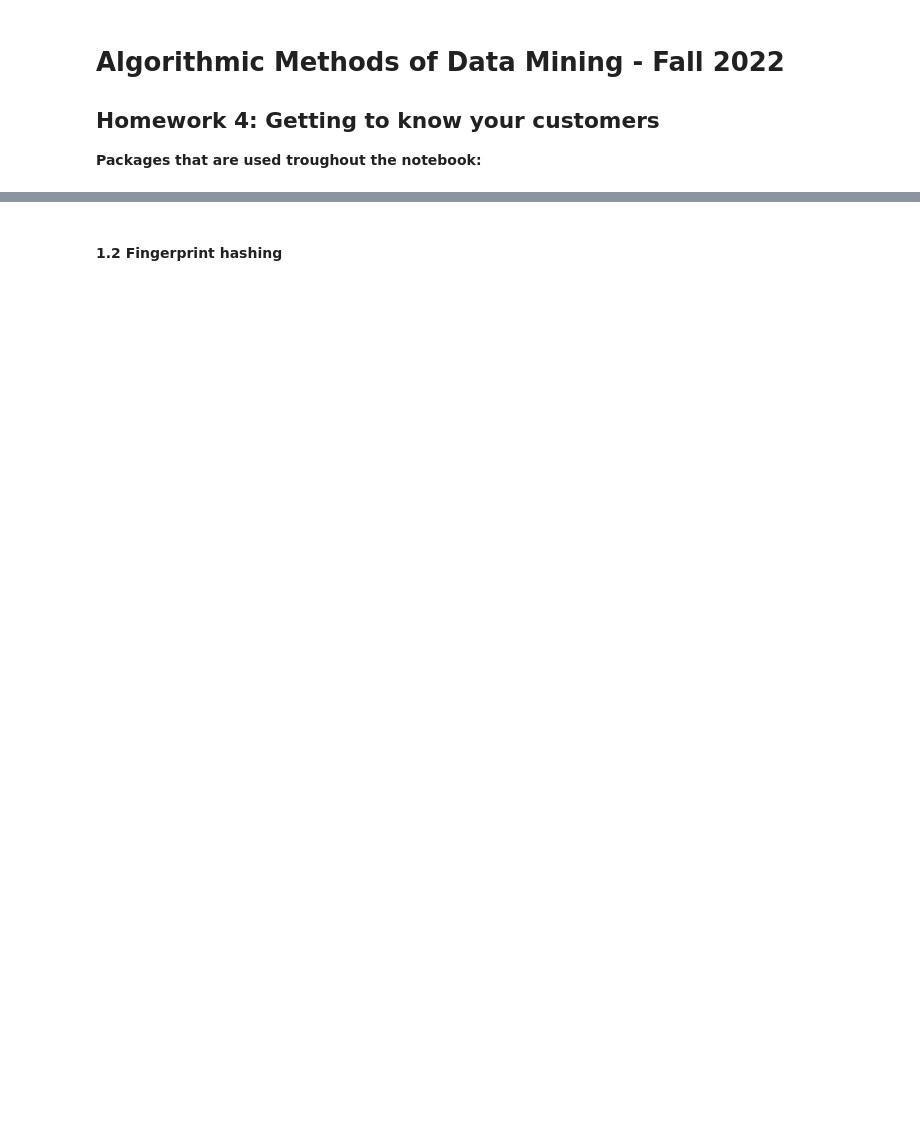
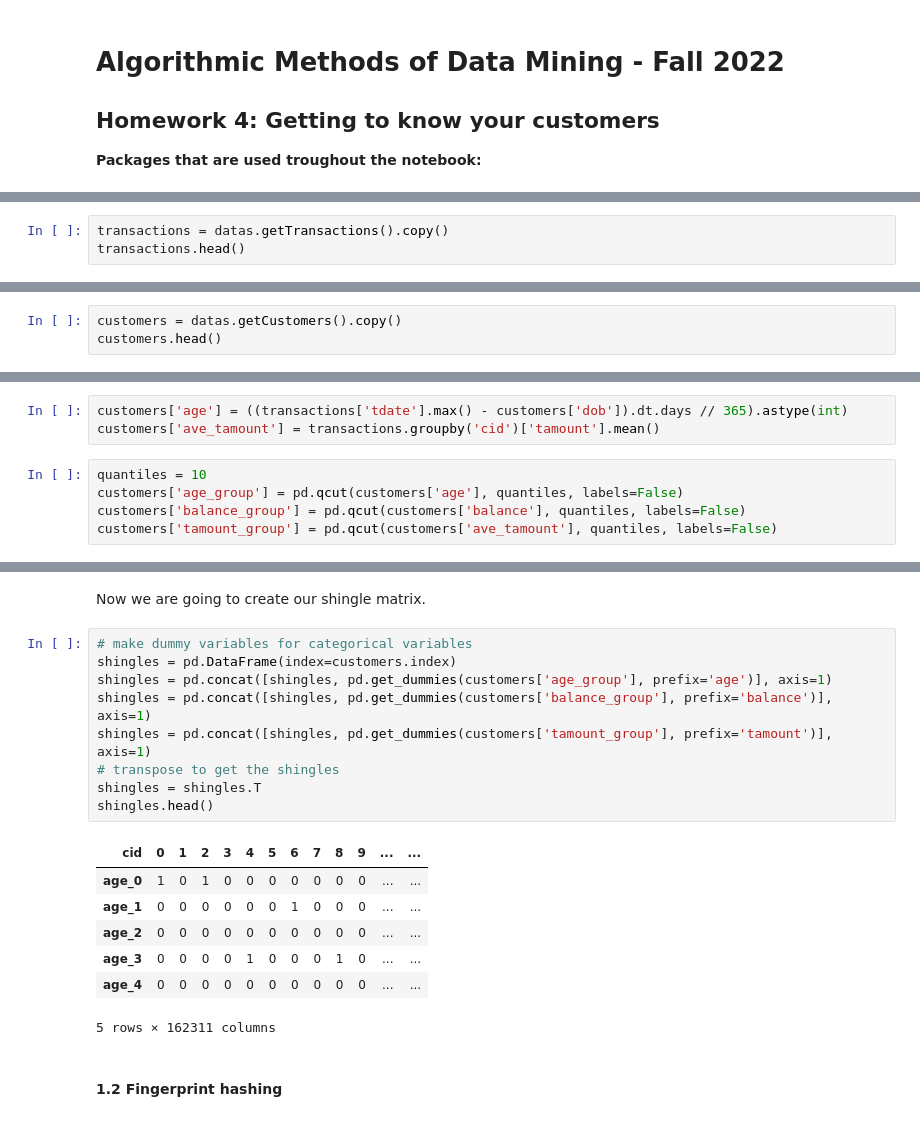
Before and after one commit to cem-sirin/ADM_4, a Jupyter notebook: main.ipynb, the cells around one changed output, grey strips where cells are left out. Cells and saved outputs as stored; diff of their text form; blank space fills up the shorter version.

```diff
--- a/main.ipynb
+++ b/main.ipynb
@@ -15,0 +22,3 @@ data.dropna(inplace=True)
+# %%
+transactions = datas.getTransactions().copy()
+transactions.head()
@@ -15,0 +32,3 @@ data.dropna(inplace=True)
+# %%
+customers = datas.getCustomers().copy()
+customers.head()
@@ -15,0 +45,8 @@ data.dropna(inplace=True)
+# %%
+customers['age'] = ((transactions['tdate'].max() - customers['dob']).dt.days // 365).astype(int)
+customers['ave_tamount'] = transactions.groupby('cid')['tamount'].mean()
+# %%
+quantiles = 10
+customers['age_group'] = pd.qcut(customers['age'], quantiles, labels=False)
+customers['balance_group'] = pd.qcut(customers['balance'], quantiles, labels=False)
+customers['tamount_group'] = pd.qcut(customers['ave_tamount'], quantiles, labels=False)
@@ -16,2 +66,21 @@ data.dropna(inplace=True)
+# %% [markdown]
+Now we are going to create our shingle matrix.
+# %%
+# make dummy variables for categorical variables
+shingles = pd.DataFrame(index=customers.index)
+shingles = pd.concat([shingles, pd.get_dummies(customers['age_group'], prefix='age')], axis=1)
+shingles = pd.concat([shingles, pd.get_dummies(customers['balance_group'], prefix='balance')], axis=1)
+shingles = pd.concat([shingles, pd.get_dummies(customers['tamount_group'], prefix='tamount')], axis=1)
+# transpose to get the shingles
+shingles = shingles.T
+shingles.head()
+# %% [output]
+| cid | 0 | 1 | 2 | 3 | 4 | 5 | 6 | 7 | 8 | 9 | ... | ... |
+| age_0 | 1 | 0 | 1 | 0 | 0 | 0 | 0 | 0 | 0 | 0 | ... | ... |
+| age_1 | 0 | 0 | 0 | 0 | 0 | 0 | 1 | 0 | 0 | 0 | ... | ... |
+| age_2 | 0 | 0 | 0 | 0 | 0 | 0 | 0 | 0 | 0 | 0 | ... | ... |
+| age_3 | 0 | 0 | 0 | 0 | 1 | 0 | 0 | 0 | 1 | 0 | ... | ... |
+| age_4 | 0 | 0 | 0 | 0 | 0 | 0 | 0 | 0 | 0 | 0 | ... | ... |
+5 rows × 162311 columns
 # %% [markdown]
 #### 1.2 Fingerprint hashing
```
Also changed, not shown: parts of 41 cells of this notebook, 15 other files.
